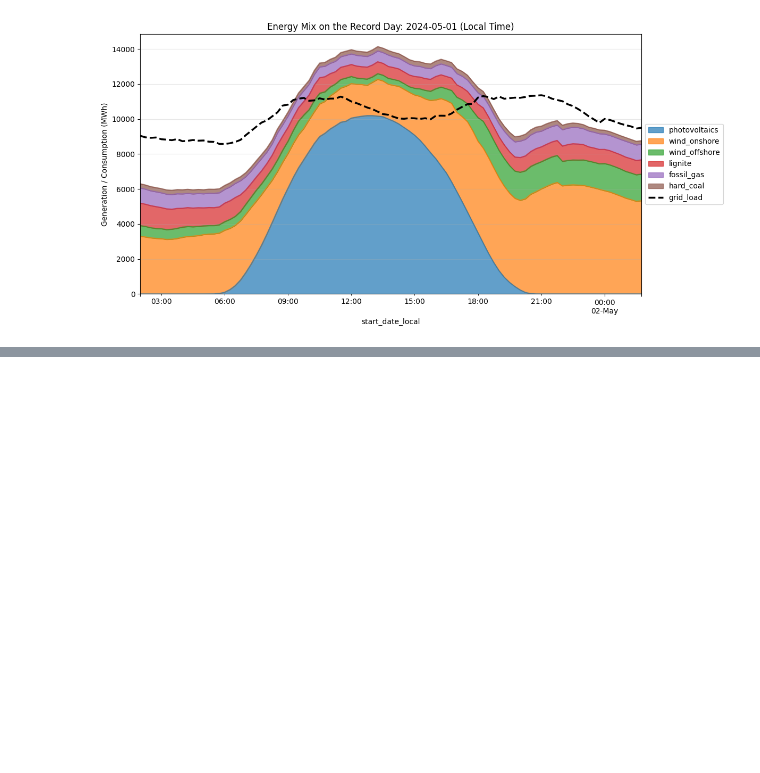
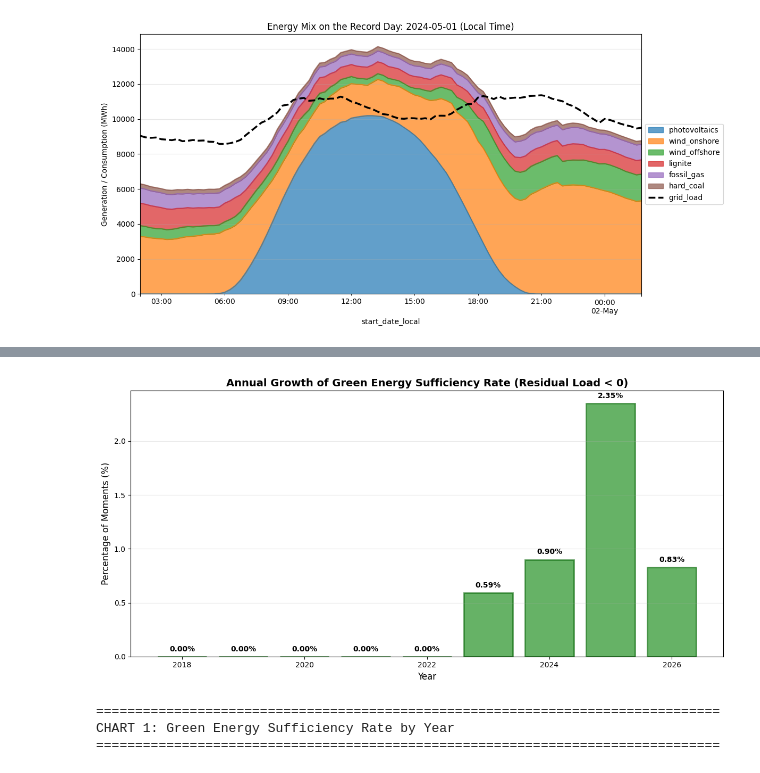
Before and after one commit to VictL7/Energy-Monitor-Germany, a Jupyter notebook: notebooks/3.merge.ipynb, the cells around one changed output, grey strips where cells are left out. Cells and saved outputs as stored; diff of their text form; code cells hidden in the pictures; blank space fills up the shorter version.

```diff
--- a/notebooks/3.merge.ipynb
+++ b/notebooks/3.merge.ipynb
@@ -454,0 +448,27 @@ print(f"这一天德国向邻国‘白送’（或廉价出口）了约 {total_e
+# %%
+# ====== Separate Visualizations for Better Clarity ======
+
+# Visualization 1: Annual trend of green energy sufficiency rate
+import matplotlib.pyplot as plt
+import seaborn as sns
+
+yearly_trend = yearly_stats['green_sufficient_pct'].sort_index()
+fig, ax = plt.subplots(figsize=(12, 6))
+ax.bar(yearly_trend.index, yearly_trend.values, color='green', alpha=0.6, edgecolor='darkgreen', linewidth=2)
+ax.set_title('Annual Growth of Green Energy Sufficiency Rate (Residual Load < 0)', fontsize=14, fontweight='bold')
+ax.set_xlabel('Year', fontsize=12)
+ax.set_ylabel('Percentage of Moments (%)', fontsize=12)
+ax.grid(axis='y', alpha=0.3)
+for i, v in enumerate(yearly_trend.values):
+    ax.text(yearly_trend.index[i], v + 0.05, f'{v:.2f}%', ha='center', fontsize=10, fontweight='bold')
+plt.tight_layout()
+plt.show()
+
+print("\n" + "=" * 80)
+print("CHART 1: Green Energy Sufficiency Rate by Year")
+print("=" * 80)
+# %% [output]
+[figure, added]
+================================================================================
+CHART 1: Green Energy Sufficiency Rate by Year
+================================================================================
```
Also changed, not shown: parts of 19 cells of this notebook, 17 other files.
